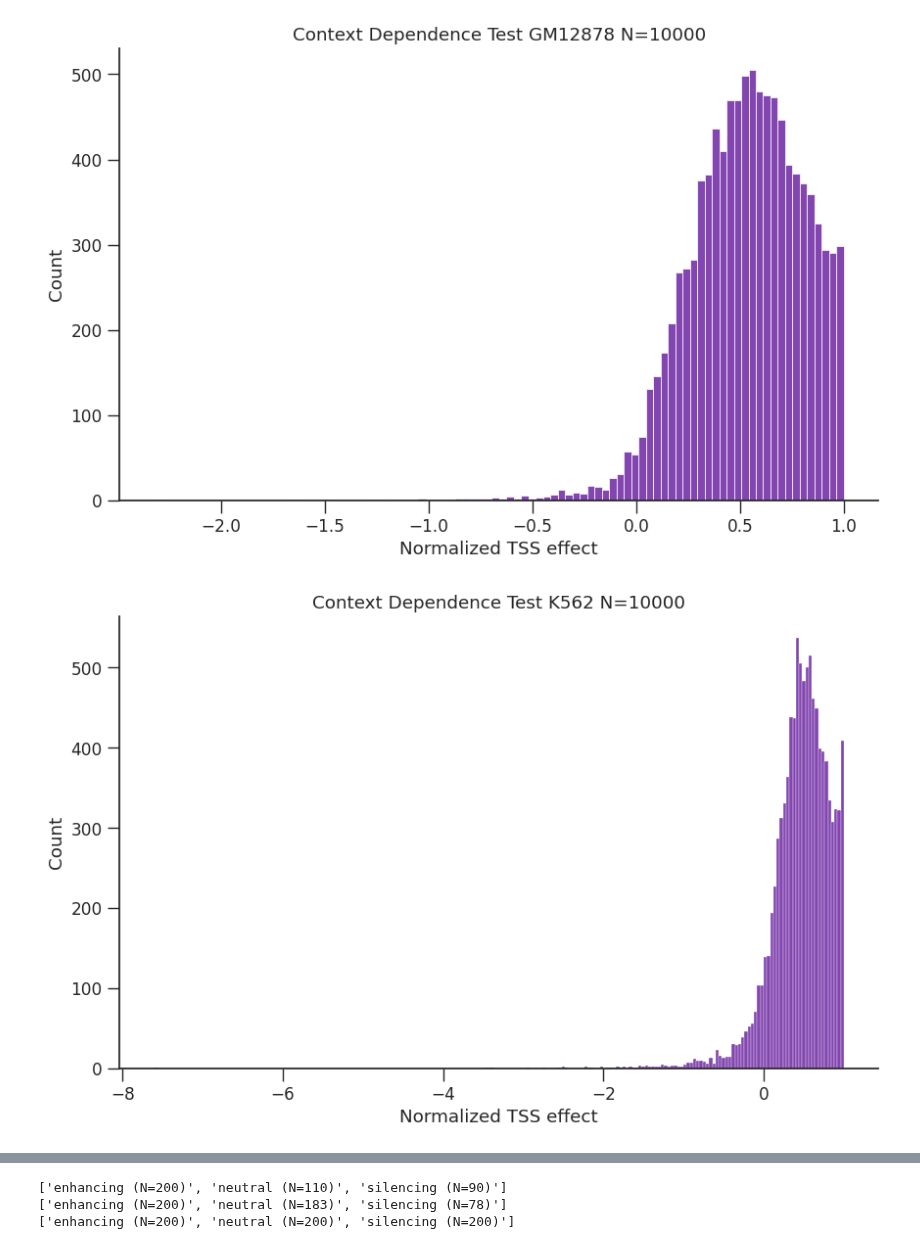
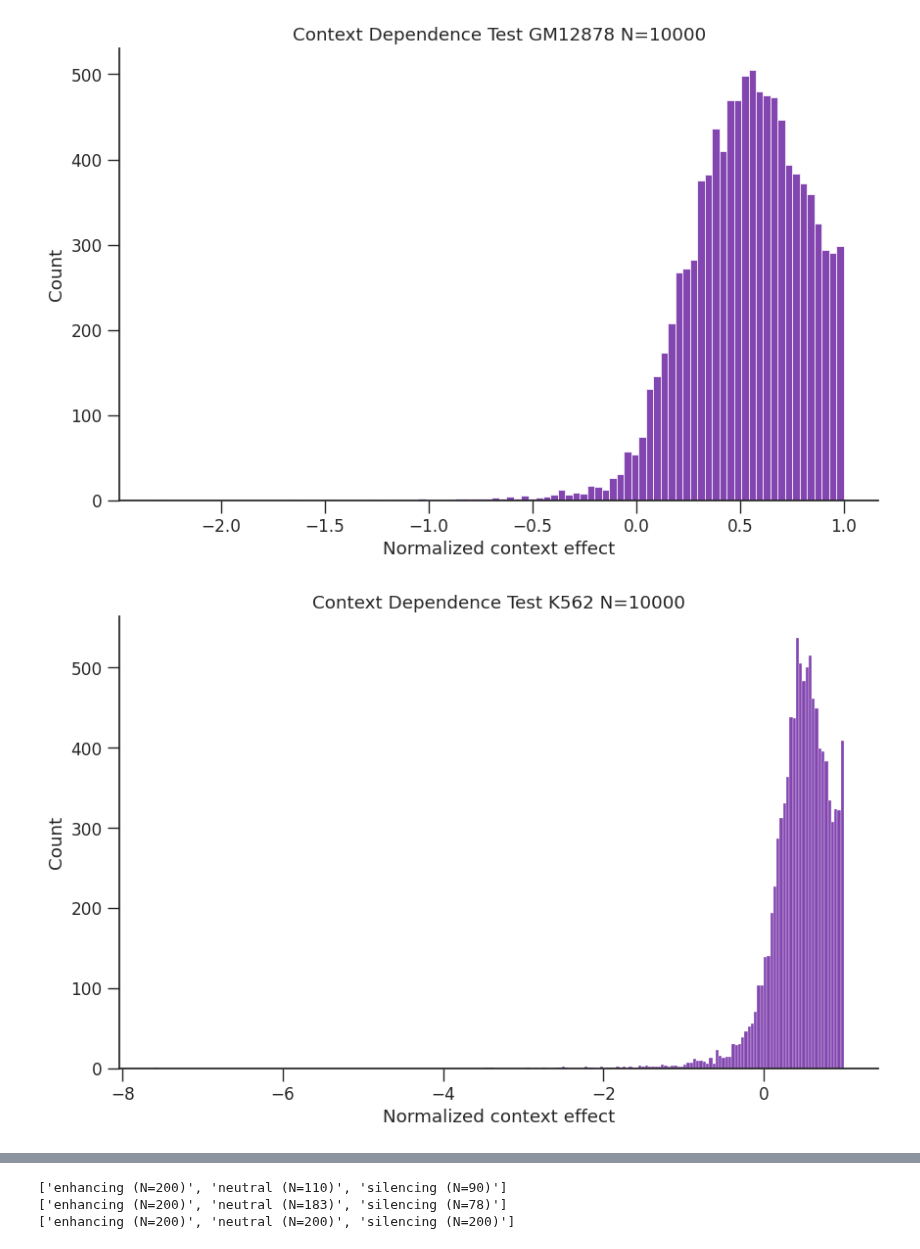
Before and after one commit to p-koo/creme-nn, a Jupyter notebook: figures/context_dependence_test_enformer.ipynb, the cells around one changed output, grey strips where cells are left out. Saved outputs shown, nothing was run; the diff lists cells and outputs as text; code cells hidden in the pictures.

```diff
--- a/figures/context_dependence_test_enformer.ipynb
+++ b/figures/context_dependence_test_enformer.ipynb
@@ -32,22 +32,22 @@ summary_combined = pd.read_csv('../results/summary_csvs/enformer/context_depende
 # %%
 sns.set(font_scale = 1.1)
 sns.set_style(style='white')
 plt.rcParams['xtick.major.size'] = 9
 plt.rcParams['xtick.major.width'] = 1
 
 plt.rcParams['ytick.major.size'] = 9
 plt.rcParams['ytick.major.width'] = 1
 plt.rcParams['xtick.bottom'] = True
 plt.rcParams['ytick.left'] = True
 for k, df in summary_combined.groupby('cell_line'):
 
     fig = plt.figure(figsize=[10, 6])
     ax = sns.histplot(x=df['delta_mean'], color='#5A0896')
     ax.spines['top'].set_visible(False)
     ax.spines['right'].set_visible(False)
-    plt.xlabel('Normalized TSS effect') # (WT - M) / WT
+    plt.xlabel('Normalized context effect') # (WT - M) / WT
     plt.title(f'Context Dependence Test {k} N={df.shape[0]}')
     fig.savefig(f'{pdf_dir}/{model_name}_{k}_TSS_context_effect_hist.pdf', format='pdf', dpi=300, bbox_inches='tight')
 # %% [output]
-[figure, old version]
+[figure, new version]
-[figure, old version]
+[figure, new version]
```
Also changed, not shown: parts of 4 cells of this notebook, 7 other files.
